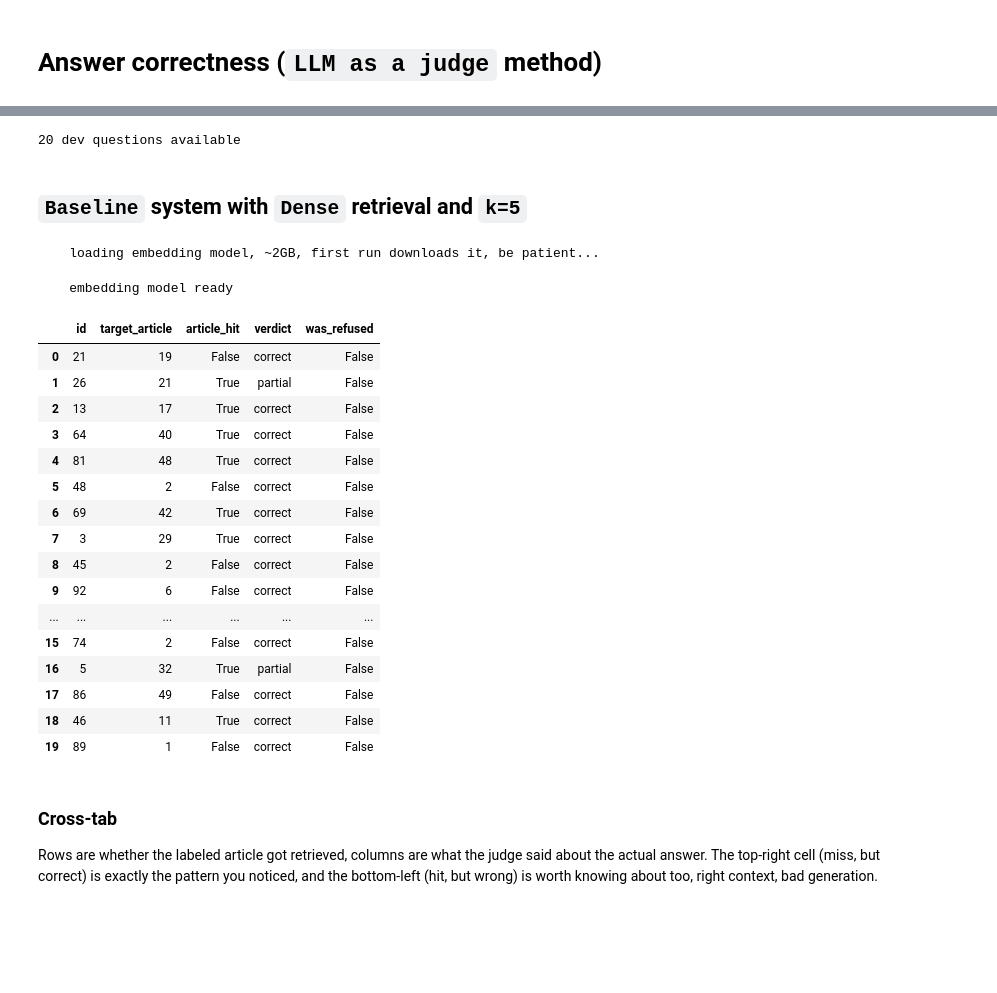
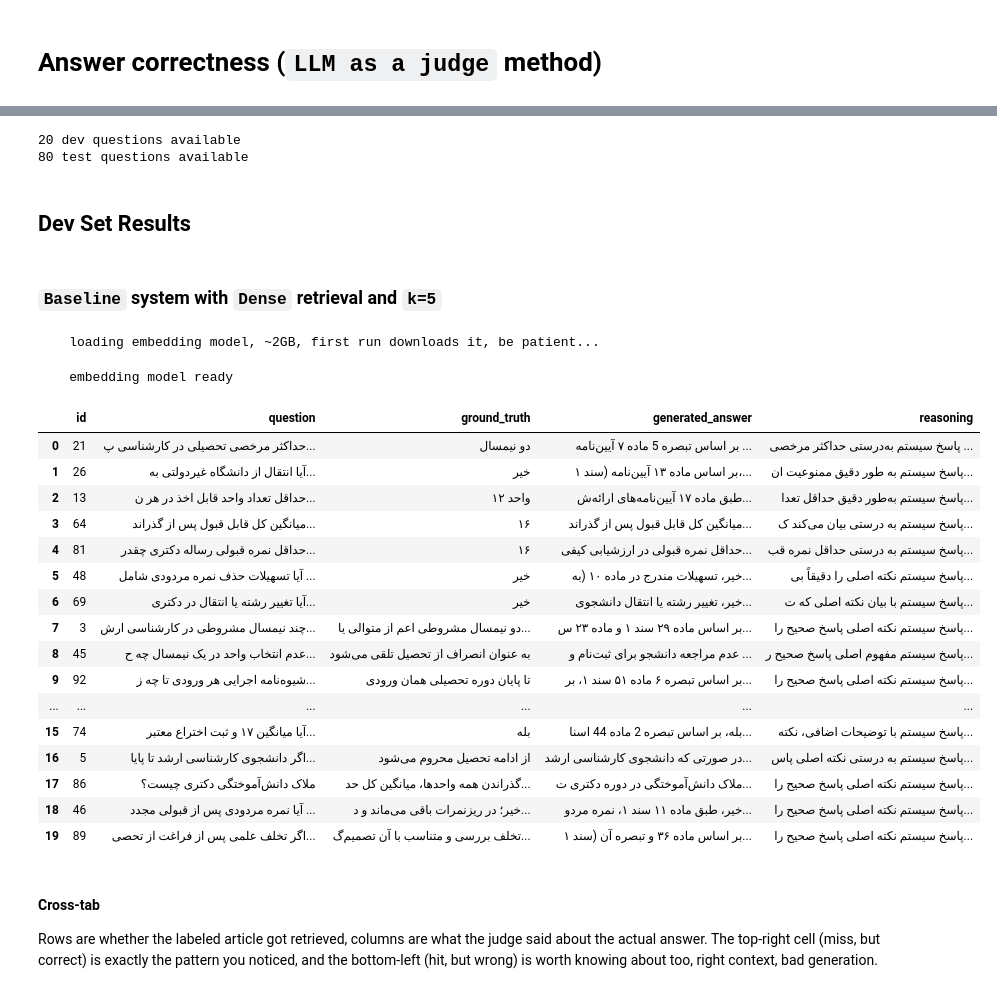
Before and after one commit to AmirAAZ818/ukask, a Jupyter notebook: notebooks/04_answer_correctness.ipynb, the cells around one changed output, grey strips where cells are left out. Drawn from its saved outputs; the diff is of its cells as text; code cells hidden in the pictures; blank space fills up the shorter version.

```diff
--- a/notebooks/04_answer_correctness.ipynb
+++ b/notebooks/04_answer_correctness.ipynb
@@ -13,41 +10,49 @@ sys.path.append("..")
 import pandas as pd
 from pathlib import Path
 
-from evaluation import dataset, rag_metrics as ragm
+from evaluation import results, dataset, rag_metrics as ragm
+from backend import retriever
+
 
 SPLIT_PATH = Path("../data/eval/split.json")
 dev, test = dataset.load_split(SPLIT_PATH)
 print(f"{len(dev)} dev questions available")
+print(f"{len(test)} test questions available")
 # %% [output]
 20 dev questions available
+80 test questions available
+# %% [markdown]
+## Dev Set Results
 # %% [markdown]
-## `Baseline` system with `Dense` retrieval and `k=5`
+### `Baseline` system with `Dense` retrieval and `k=5`
 # %%
 rows = ragm.evaluate_answers(dev, k=5)
-df = pd.DataFrame(rows)
-df[["id", "target_article", "article_hit", "verdict", "was_refused"]]
 # %% [output]
     loading embedding model, ~2GB, first run downloads it, be patient...
     embedding model ready
-|  | id | target_article | article_hit | verdict | was_refused |
-| 0 | 21 | 19 | False | correct | False |
-| 1 | 26 | 21 | True | partial | False |
-| 2 | 13 | 17 | True | correct | False |
-| 3 | 64 | 40 | True | correct | False |
-| 4 | 81 | 48 | True | correct | False |
-| 5 | 48 | 2 | False | correct | False |
-| 6 | 69 | 42 | True | correct | False |
-| 7 | 3 | 29 | True | correct | False |
-| 8 | 45 | 2 | False | correct | False |
-| 9 | 92 | 6 | False | correct | False |
-| ... | ... | ... | ... | ... | ... |
-| 15 | 74 | 2 | False | correct | False |
-| 16 | 5 | 32 | True | partial | False |
-| 17 | 86 | 49 | False | correct | False |
-| 18 | 46 | 11 | True | correct | False |
-| 19 | 89 | 1 | False | correct | False |
+# %%
+df = pd.DataFrame(rows)
+df[["id", "question", "ground_truth", "generated_answer", "reasoning",]]
+# %% [output]
+|  | id | question | ground_truth | generated_answer | reasoning |
+| 0 | 21 | حداکثر مرخصی تحصیلی در کارشناسی پ... | دو نیمسال | بر اساس تبصره 5 ماده ۷ آیین‌نامه ... | پاسخ سیستم به‌درستی حداکثر مرخصی ... |
+| 1 | 26 | آیا انتقال از دانشگاه غیردولتی به... | خیر | بر اساس ماده ۱۳ آیین‌نامه (سند ۱،... | پاسخ سیستم به طور دقیق ممنوعیت ان... |
+| 2 | 13 | حداقل تعداد واحد قابل اخذ در هر ن... | ۱۲ واحد | طبق ماده ۱۷ آیین‌نامه‌های ارائه‌ش... | پاسخ سیستم به‌طور دقیق حداقل تعدا... |
+| 3 | 64 | میانگین کل قابل قبول پس از گذراند... | ۱۶ | میانگین کل قابل قبول پس از گذراند... | پاسخ سیستم به درستی بیان می‌کند ک... |
+| 4 | 81 | حداقل نمره قبولی رساله دکتری چقدر... | ۱۶ | حداقل نمره قبولی در ارزشیابی کیفی... | پاسخ سیستم به درستی حداقل نمره قب... |
+| 5 | 48 | آیا تسهیلات حذف نمره مردودی شامل ... | خیر | خیر، تسهیلات مندرج در ماده ۱۰ (به... | پاسخ سیستم نکته اصلی را دقیقاً بی... |
+| 6 | 69 | آیا تغییر رشته یا انتقال در دکتری... | خیر | خیر، تغییر رشته یا انتقال دانشجوی... | پاسخ سیستم با بیان نکته اصلی که ت... |
+| 7 | 3 | چند نیمسال مشروطی در کارشناسی ارش... | دو نیمسال مشروطی اعم از متوالی یا... | بر اساس ماده ۲۹ سند ۱ و ماده ۲۳ س... | پاسخ سیستم نکته اصلی پاسخ صحیح را... |
+| 8 | 45 | عدم انتخاب واحد در یک نیمسال چه ح... | به عنوان انصراف از تحصیل تلقی می‌شود | عدم مراجعه دانشجو برای ثبت‌نام و ... | پاسخ سیستم مفهوم اصلی پاسخ صحیح ر... |
+| 9 | 92 | شیوه‌نامه اجرایی هر ورودی تا چه ز... | تا پایان دوره تحصیلی همان ورودی | بر اساس تبصره ۶ ماده ۵۱ سند ۱، بر... | پاسخ سیستم نکته اصلی پاسخ صحیح را... |
+| ... | ... | ... | ... | ... | ... |
+| 15 | 74 | آیا میانگین ۱۷ و ثبت اختراع معتبر... | بله | بله، بر اساس تبصره 2 ماده 44 اسنا... | پاسخ سیستم با توضیحات اضافی، نکته... |
+| 16 | 5 | اگر دانشجوی کارشناسی ارشد تا پایا... | از ادامه تحصیل محروم می‌شود | در صورتی که دانشجوی کارشناسی ارشد... | پاسخ سیستم به درستی نکته اصلی پاس... |
+| 17 | 86 | ملاک دانش‌آموختگی دکتری چیست؟ | گذراندن همه واحدها، میانگین کل حد... | ملاک دانش‌آموختگی در دوره دکتری ت... | پاسخ سیستم نکته اصلی پاسخ صحیح را... |
+| 18 | 46 | آیا نمره مردودی پس از قبولی مجدد ... | خیر؛ در ریزنمرات باقی می‌ماند و د... | خیر، طبق ماده ۱۱ سند ۱، نمره مردو... | پاسخ سیستم نکته اصلی پاسخ صحیح را... |
+| 19 | 89 | اگر تخلف علمی پس از فراغت از تحصی... | تخلف بررسی و متناسب با آن تصمیم‌گ... | بر اساس ماده ۳۶ و تبصره آن (سند ۱... | پاسخ سیستم نکته اصلی پاسخ صحیح را... |
 # %% [markdown]
-### Cross-tab
+#### Cross-tab
 
 Rows are whether the labeled article got retrieved, columns are what the
 judge said about the actual answer. The top-right cell (miss, but correct)
```
Also changed, not shown: parts of 22 cells of this notebook, 10 other files.
